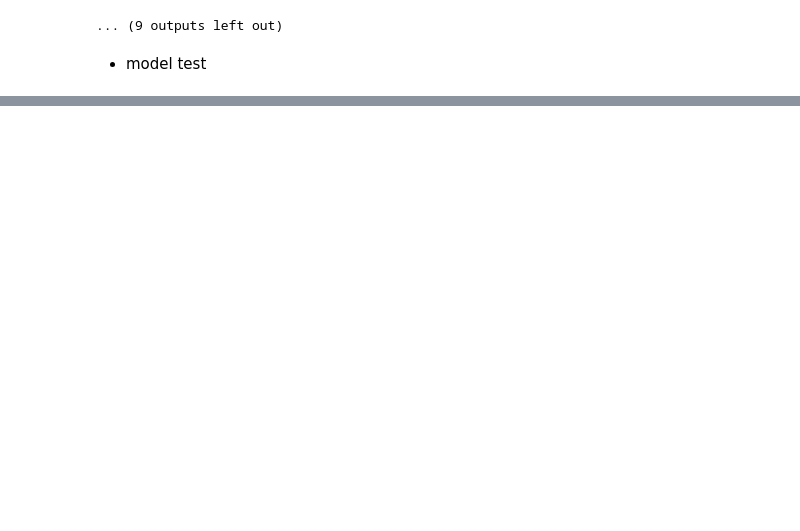
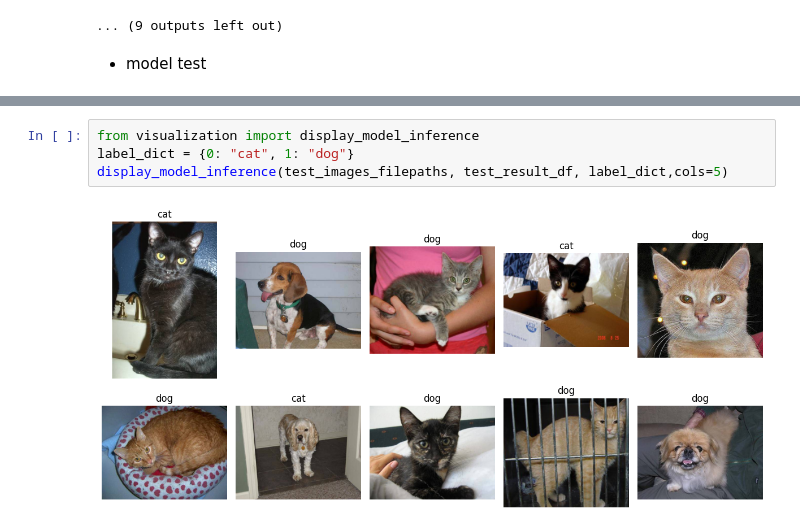
Before and after one commit to HyeJung-Hwang/23-2_MMStudy_Analysis_F, a Jupyter notebook: chap_6_1_practice.ipynb, the cells around one changed output, grey strips where cells are left out. Cells and saved outputs as stored; diff of their text form; blank space fills up the shorter version.

Commit message:
feat: test inference result 시각화

```diff
--- a/chap_6_1_practice.ipynb
+++ b/chap_6_1_practice.ipynb
@@ -207,0 +208,6 @@ test_result_df.head(10)
+# %%
+from visualization import display_model_inference
+label_dict = {0: "cat", 1: "dog"}
+display_model_inference(test_images_filepaths, test_result_df, label_dict,cols=5)
+# %% [output]
+[figure, added]
```
Also changed, not shown: parts of 2 cells of this notebook.
